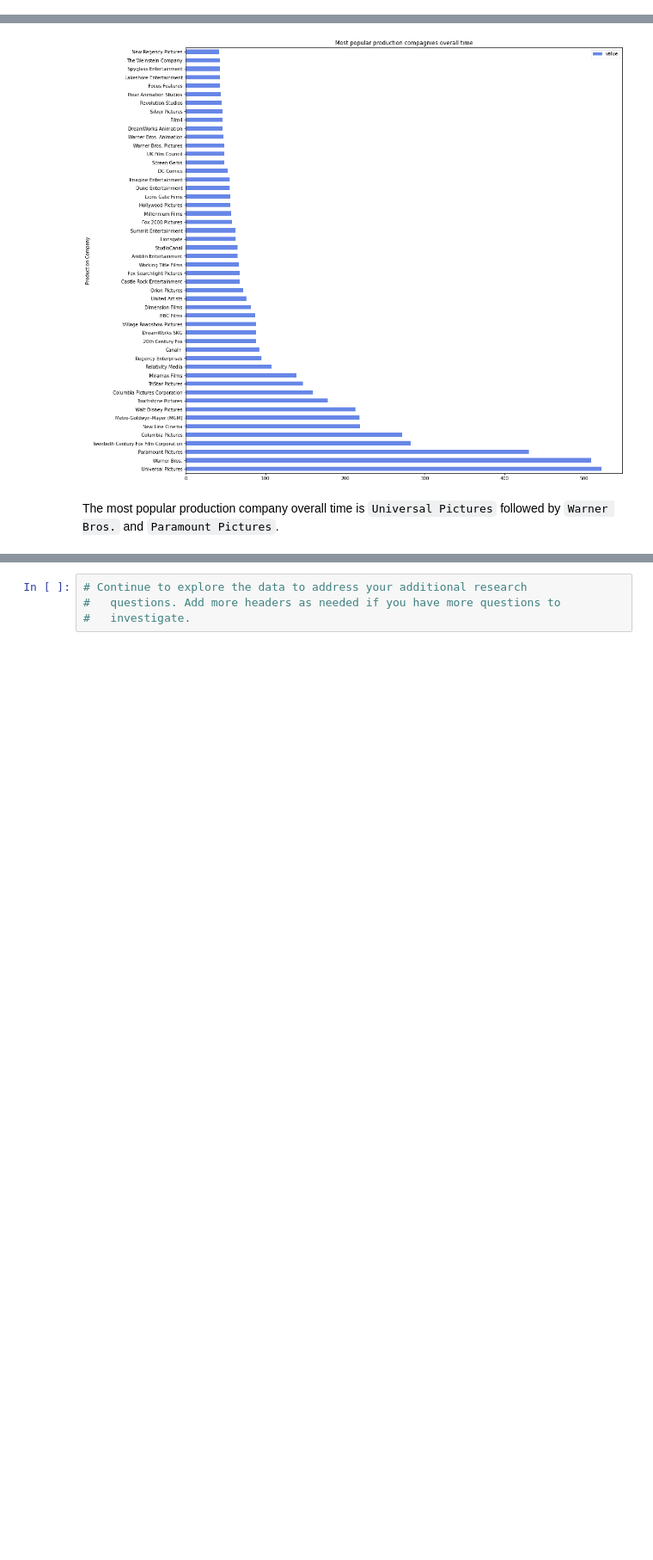
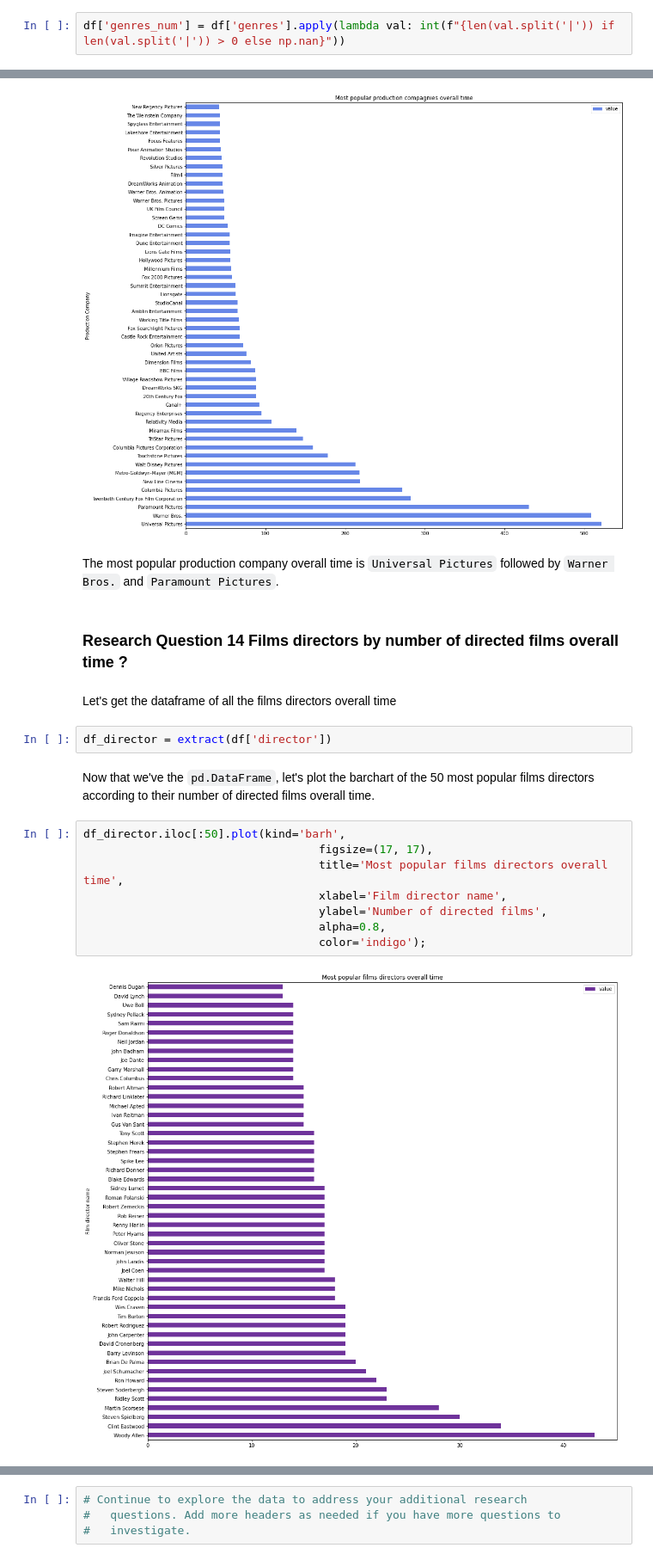
Before and after one commit to temajozias/Udacity-DataAnalystND-P1-Investigate-a-Dataset, a Jupyter notebook: Investigate_a_Dataset.ipynb, the cells around one changed output, grey strips where cells are left out. Shown at 86% size. Saved outputs shown, nothing was run; the diff lists cells and outputs as text; blank space fills up the shorter version.

Commit message:
Adding and solving questions 13 to 20 and exporting

```diff
--- a/Investigate_a_Dataset.ipynb
+++ b/Investigate_a_Dataset.ipynb
@@ -363,6 +400,8 @@ df['release_month_name'] = pd.DatetimeIndex(df['release_date']).month_name()
 df['year_by_5'] = df['release_year'].apply(lambda val: f'{5 * (val//5)}-{5 * (val//5 + 1)}')
 # %%
 df['year_by_10'] = df['release_year'].apply(lambda val: f'{10 * (val//10)}-{10 * (val//10 + 1)}')
+# %%
+df['genres_num'] = df['genres'].apply(lambda val: int(f"{len(val.split('|')) if len(val.split('|')) > 0 else np.nan}"))
 # %%
 df['genre_01'] = df['genres'].apply(lambda val: f"{val.split('|')[0] if len(val.split('|')) > 0 else val}")
 # %%
@@ -655,3 +692,21 @@ df_prod_comp.iloc[:50].plot(kind='barh',
 [figure]
 # %% [markdown]
 The most popular production company overall time is `Universal Pictures` followed by `Warner Bros.` and `Paramount Pictures`.
+# %% [markdown]
+### Research Question 14  Films directors by number of directed films overall time ?
+# %% [markdown]
+Let's get the dataframe of all the films directors overall time
+# %%
+df_director = extract(df['director'])
+# %% [markdown]
+Now that we've the `pd.DataFrame`, let's plot the barchart of the 50 most popular films directors according to their number of directed films overall time.
+# %%
+df_director.iloc[:50].plot(kind='barh',
+                                   figsize=(17, 17),
+                                   title='Most popular films directors overall time',
+                                   xlabel='Film director name',
+                                   ylabel='Number of directed films',
+                                   alpha=0.8,
+                                   color='indigo');
+# %% [output]
+[figure, added]
```
Also changed, not shown: parts of 38 cells of this notebook, 3 other files.
